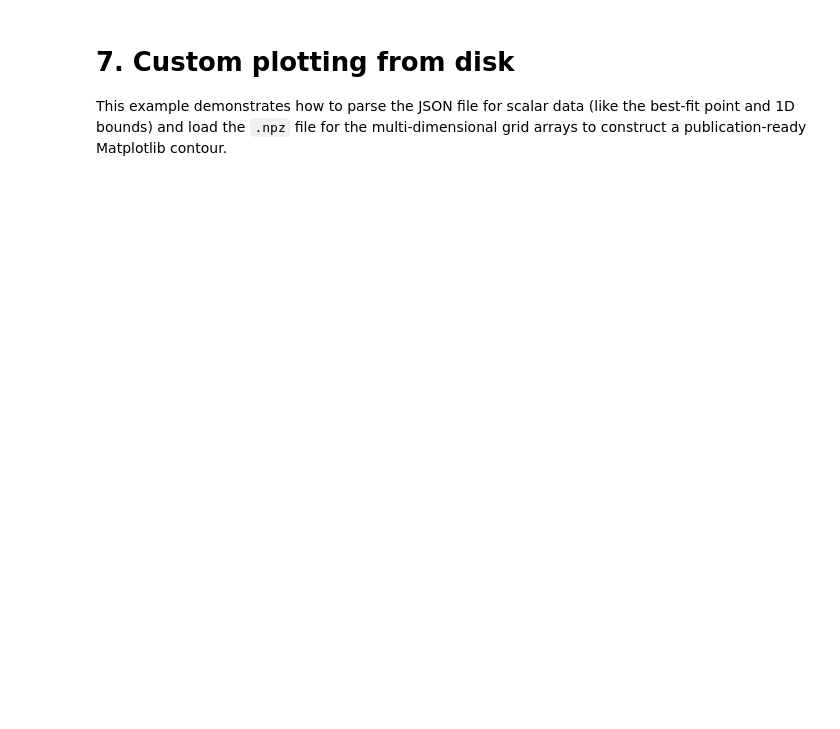
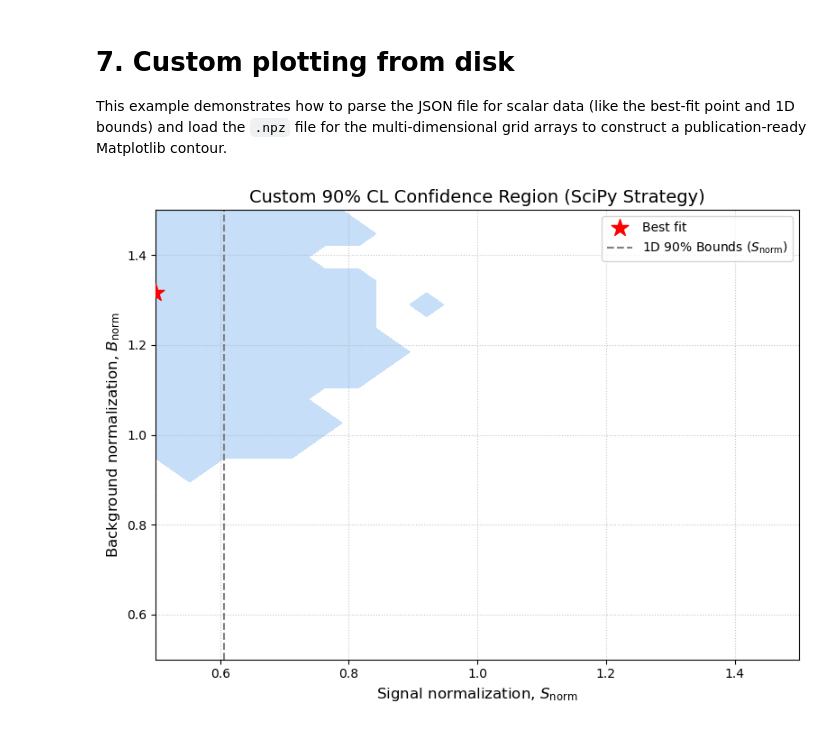
Before and after one commit to mbustama/FeldmanCousins, a Jupyter notebook: examples/pyfc_tutorial.ipynb, the cells around one changed output. Saved outputs shown, nothing was run; the diff lists cells and outputs as text; code cells hidden in the pictures; blank space fills up the shorter version.

```diff
--- a/examples/pyfc_tutorial.ipynb
+++ b/examples/pyfc_tutorial.ipynb
@@ -326,7 +445,7 @@ B_template = np.array([15.0, 5.0, 1.0, 0.1])
 observed_counts = np.array([20, 7, 2, 0])
 
 # Redefining a slightly tighter grid for a fair speed comparison
-grids_dense = [np.linspace(1e-9, 1e-7, 10), np.linspace(2.0, 3.0, 10), np.linspace(0.8, 1.2, 5)]
+grids_dense = [np.linspace(1e-9, 1e-7, 20), np.linspace(2.0, 3.0, 20), np.linspace(0.8, 1.2, 20)]
 
 # Inflate uncertainties to heavily penalize the likelihood
 massive_S_sigma2 = S_template * 5.0
@@ -496,10 +675,10 @@ for strat in strategies_to_test_10p:
 
 This example demonstrates how to parse the JSON file for scalar data (like the best-fit point and 1D bounds) and load the `.npz` file for the multi-dimensional grid arrays to construct a publication-ready Matplotlib contour.
 # %%
-import json
 import os
+
+import matplotlib.pyplot as plt
 import numpy as np
-import matplotlib.pyplot as plt
 
 # 1. Define paths to the output from Example 1 (using the scipy run)
 base_dir = "fc_tutorial_output/compare_scipy"
@@ -534,31 +713,33 @@ try:
     # Generate the meshgrid corresponding to the evaluated points
     X, Y = np.meshgrid(p1_vals, p2_vals, indexing='ij')
 
     # 4. Generate the Custom Plot
     fig, ax = plt.subplots(figsize=(8, 6))
 
     # Plot the 2D acceptance region using contourf (0 = rejected, 1 = accepted)
     # The levels [0.5, 1.5] isolate the True (1) values.
     ax.contourf(X, Y, accepted_mask_90, levels=[0.5, 1.5], colors=['#a1c9f4'], alpha=0.6)
 
     # Overlay the best-fit point
     ax.scatter(bf_s_norm, bf_b_norm, color='red', marker='*', s=200, label='Best fit', zorder=5)
 
     # Overlay the 1D bounds as reference lines
     ax.axvline(s_norm_bounds_90[0], color='gray', linestyle='--', linewidth=1.5, label=r'1D 90% Bounds ($S_{\rm norm}$)')
     ax.axvline(s_norm_bounds_90[1], color='gray', linestyle='--', linewidth=1.5)
 
     # Formatting
     ax.set_xlabel(r"Signal normalization, $S_{\rm norm}$", fontsize=12)
     ax.set_ylabel(r"Background normalization, $B_{\rm norm}$", fontsize=12)
     ax.set_title("Custom 90% CL Confidence Region (SciPy Strategy)", fontsize=14)
     ax.legend(loc='upper right')
     ax.grid(True, linestyle=':', alpha=0.7)
 
     plt.tight_layout()
     plt.show()
 
 except FileNotFoundError:
     print(f"Error: Could not find {npz_path}. Ensure compute_2D_intervals=True was set in Example 1.")
-except KeyError as e:
+except KeyError:
     print(f"Key mismatch in NPZ file. Available keys are: {npz_data.files}")
+# %% [output]
+[figure, added]
```
Also changed, not shown: parts of 9 cells of this notebook.
